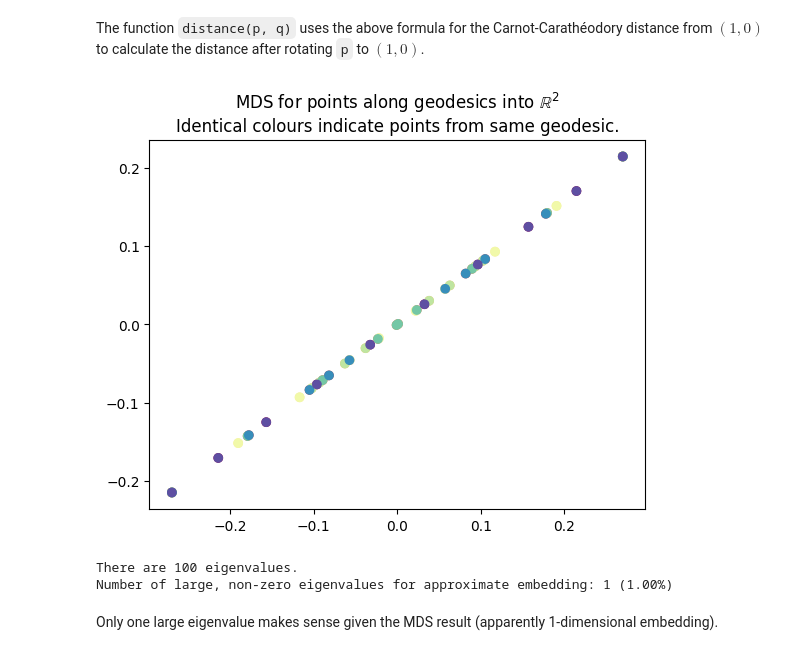
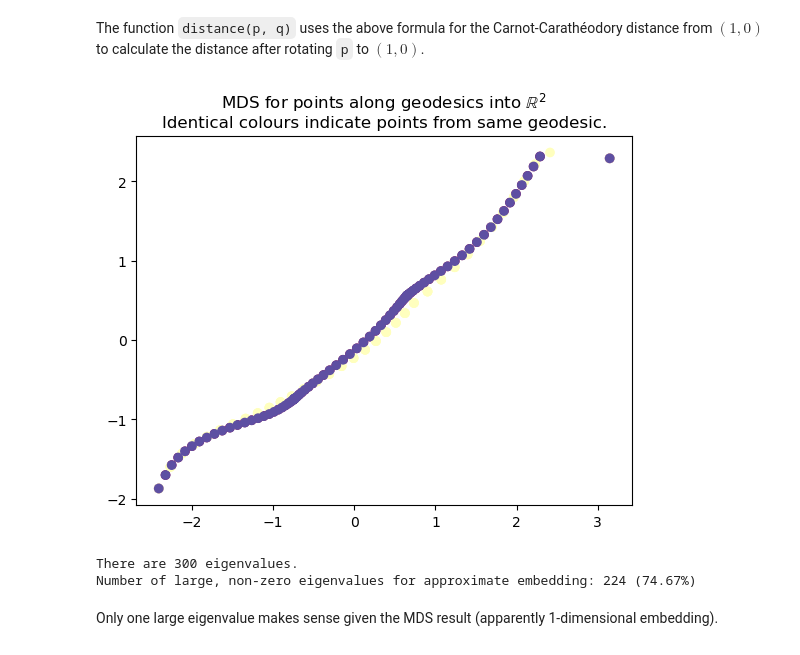
Before and after one commit to laurasaizz/Visualization-S3, a Jupyter notebook: geodesicfam.ipynb, the cells around one changed output. Saved outputs shown, nothing was run; the diff lists cells and outputs as text; code cells hidden in the pictures.

```diff
--- a/geodesicfam.ipynb
+++ b/geodesicfam.ipynb
@@ -54,7 +54,7 @@ The function `distance(p, q)` uses the above formula for the Carnot-Carathéodor
 # %%
 def distance(p, q):
     p, q = align_to_north_pole(p, q)
-    return np.abs(np.arccos(q[0]))
+    return np.abs(np.arccos(q[0]+1j*q[1]))
 # %%
 def build_squared_distance_matrix(points):
     """Build the matrix of squared distances from the arrray of points."""
@@ -78,7 +78,7 @@ def geodesic_sample_points(m, n):
     """
     return list(it.chain(*[zip(it.repeat(idx), geodesic(m, p, n)) for idx, p in enumerate(geodesic_get_allowed_p(m))]))
 # %%
-points_geodesic_idxs, points_coords = zip(*geodesic_sample_points(10, 10))
+points_geodesic_idxs, points_coords = zip(*geodesic_sample_points(3, 50))
 #for idx, point in zip(points_geodesic_idxs, points_coords):
 #    print(idx, point)
 # %%
@@ -94,14 +95,14 @@ B = b_matrix(A)
 eigvals, eigvecs = np.linalg.eig(B)
 # %%
 dimensions_target = 2
-new_coords = eigvecs @ np.diag(np.sqrt( np.max(np.vstack((eigvals, [0]*eigvals.size)), axis=0) )) @ eigvecs.T
+new_coords = eigvecs @ np.diag( np.max(np.vstack((eigvals, [0]*eigvals.size)), axis=0) ) @ eigvecs.T
 # %%
-x, y = new_coords[:dimensions_target,:].real
+x, y = new_coords[:dimensions_target,:]
 plt.scatter(x, y, c=points_geodesic_idxs, cmap='Spectral')
 plt.title("MDS for points along geodesics into $\mathbb{R}^2$\nIdentical colours indicate points from same geodesic.")
 plt.show()
 # %% [output]
-[figure, old version]
+[figure, new version]
 # %%
 small_thresh = 1e-8
 print(f"There are {eigvals.size} eigenvalues.")
@@ -109,7 +110,7 @@ eigvals_semipos = np.max(np.vstack((eigvals, [0]*eigvals.size)).real, axis=0)
 n_eigvals_semipos = sum(eigvals_semipos.flatten() > small_thresh)
 print(f"Number of large, non-zero eigenvalues for approximate embedding: {n_eigvals_semipos} ({n_eigvals_semipos/eigvals.size*100:.2f}%)")
 # %% [output]
-There are 100 eigenvalues.
-Number of large, non-zero eigenvalues for approximate embedding: 1 (1.00%)
+There are 300 eigenvalues.
+Number of large, non-zero eigenvalues for approximate embedding: 224 (74.67%)
 # %% [markdown]
 Only one large eigenvalue makes sense given the MDS result (apparently 1-dimensional embedding).
```
Also changed, not shown: parts of 3 cells of this notebook, 1 other file.
